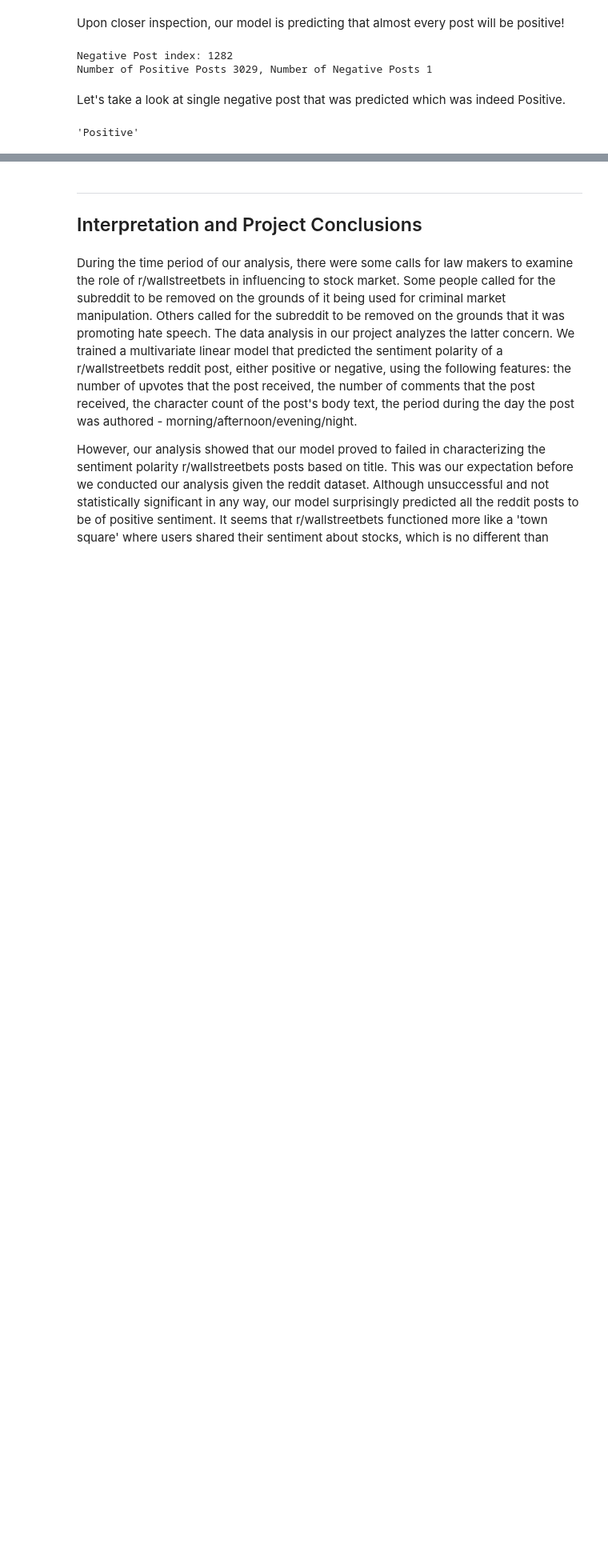
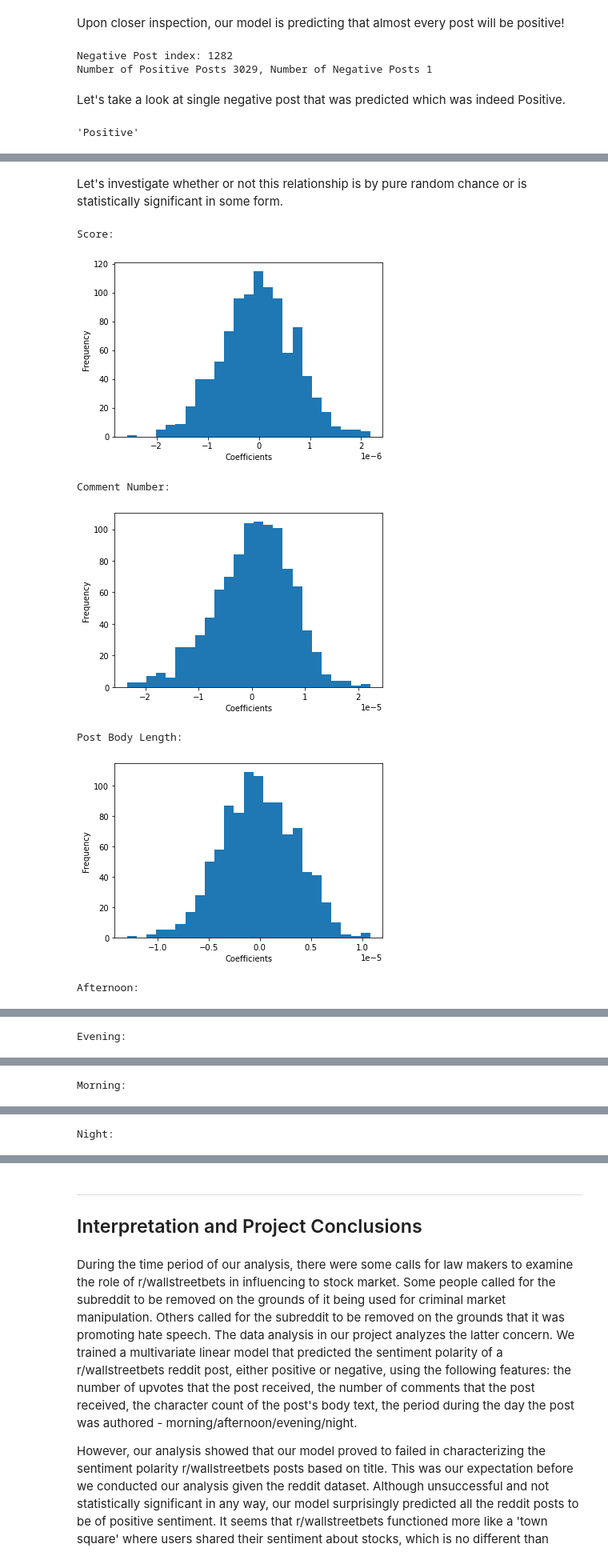
Before and after one commit to DavidFleurantin/INFO-2950-Final-Project, a Jupyter notebook: phaseV/phaseV.ipynb, the cells around one changed output, grey strips where cells are left out. Shown: that part at 80% size. Saved outputs shown, nothing was run; the diff lists cells and outputs as text; code cells hidden in the pictures; blank space fills up the shorter version.

Commit message:
evaluate model

```diff
--- a/phaseV/phaseV.ipynb
+++ b/phaseV/phaseV.ipynb
@@ -511,0 +542,61 @@ y_true[1282]
+# %% [markdown]
+Let's investigate whether or not this relationship is by pure random chance or is statistically significant in some form.
+# %%
+def permuted_y():
+    return np.random.permutation(reddit_data['sentiment_score'].copy())
+
+multi_features = ['score', 'comms_num', 'body_len', 'afternoon', 'evening', 'morning', 'night']
+array_coef = np.zeros((1000,7))
+for i in range(1000):
+    model = LinearRegression().fit(reddit_data[multi_features], permuted_y())
+    array_coef[i, :] = model.coef_
+# %%
+print("Score:")
+plt.hist(array_coef[:, 0], bins=25)
+plt.xlabel("Coefficients")
+plt.ylabel("Frequency")
+plt.show()
+
+print("Comment Number:")
+plt.hist(array_coef[:, 1], bins=25)
+plt.xlabel("Coefficients")
+plt.ylabel("Frequency")
+plt.show()
+
+print("Post Body Length:")
+plt.hist(array_coef[:, 2], bins=25)
+plt.xlabel("Coefficients")
+plt.ylabel("Frequency")
+plt.show()
+
+print("Afternoon:")
+plt.hist(array_coef[:, 3], bins=25)
+plt.xlabel("Coefficients")
+plt.ylabel("Frequency")
+plt.show()
+
+print("Evening:")
+plt.hist(array_coef[:, 4], bins=25)
+plt.xlabel("Coefficients")
+plt.ylabel("Frequency")
+plt.show()
+
+print("Morning:")
+plt.hist(array_coef[:, 5], bins=25)
+plt.xlabel("Coefficients")
+plt.ylabel("Frequency")
+plt.show()
+
+print("Night:")
+plt.hist(array_coef[:, 6], bins=25)
+plt.xlabel("Coefficients")
+plt.ylabel("Frequency")
+plt.show()
+# %% [output]
+Score:
+[figure, added]
+Comment Number:
+[figure, added]
+Post Body Length:
+[figure, added]
+Afternoon:
@@ -511,0 +604 @@ y_true[1282]
+Evening:
@@ -511,0 +606 @@ y_true[1282]
+Morning:
@@ -511,0 +608 @@ y_true[1282]
+Night:
```
Also changed, not shown: parts of 11 cells of this notebook.
